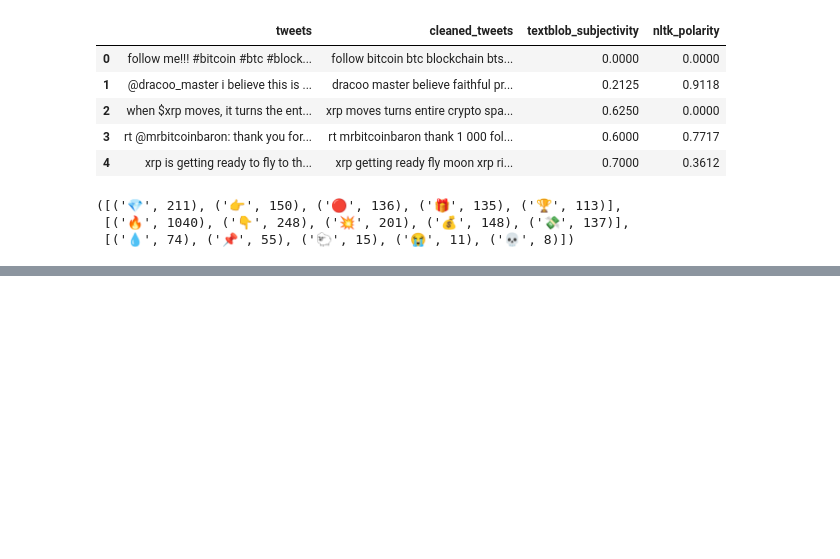
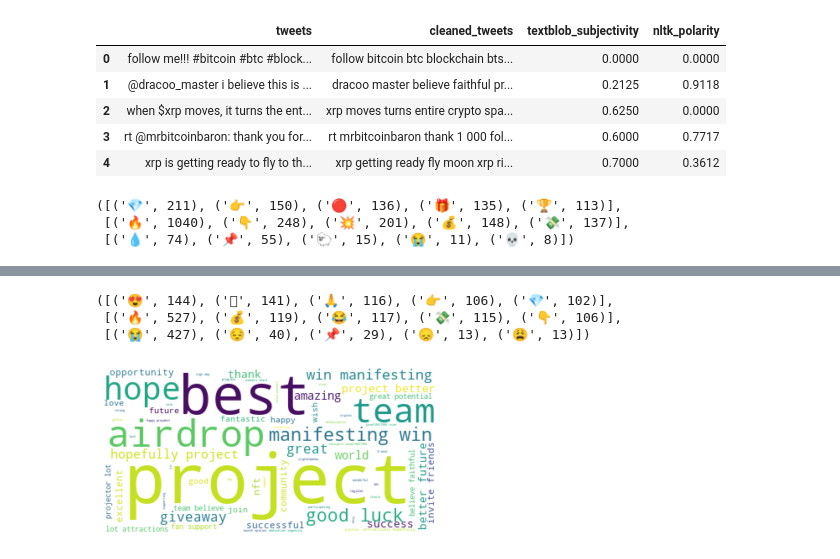
Before and after one commit to LaachH/dream_team, a Jupyter notebook: gunin files/refined.ipynb, the cells around one changed output, grey strips where cells are left out. Cells and saved outputs as stored; diff of their text form; code cells hidden in the pictures; blank space fills up the shorter version.

```diff
--- a/gunin files/refined.ipynb
+++ b/gunin files/refined.ipynb
@@ -384,0 +412,4 @@ eth_tweets = tweets('2022-04-05', '2022-04-11', 100, 'btc OR bitcoin OR crypto -
+# %%
+ada_tweets = tweets('2022-04-05', '2022-04-11', 100, 'ada OR cardano OR crypto -is:retweet lang:en')
+ada_data = build_sentiment_df(ada_tweets, 'tweet')
+ada_data.head()
@@ -384,0 +423,18 @@ eth_tweets = tweets('2022-04-05', '2022-04-11', 100, 'btc OR bitcoin OR crypto -
+# %%
+ada_emoji = group_emojis(sorted(get_emoji_count(ada_data).items(), key=lambda x: x[1], reverse=True))
+ada_emoji
+# %% [output]
+([('😍', 144), ('🏻', 141), ('🙏', 116), ('👉', 106), ('💎', 102)],
+ [('🔥', 527), ('💰', 119), ('😂', 117), ('💸', 115), ('👇', 106)],
+ [('😭', 427), ('😔', 40), ('📌', 29), ('😞', 13), ('😩', 13)])
+# %%
+ada_samples = get_samples(ada_data)
+ada_samples['positive sample'] = " ".join(sample for sample in ada_samples['positive sample'])
+ada_samples['negative sample'] = " ".join(sample for sample in ada_samples['negative sample'])
+
+ada_pos_wordcloud = WordCloud(stopwords=stopwords, background_color="white").generate(ada_samples['positive sample'])
+plt.imshow(ada_pos_wordcloud, interpolation='bilinear')
+plt.axis("off")
+plt.show()
+# %% [output]
+[figure, added]
```
Also changed, not shown: parts of 36 cells of this notebook.
